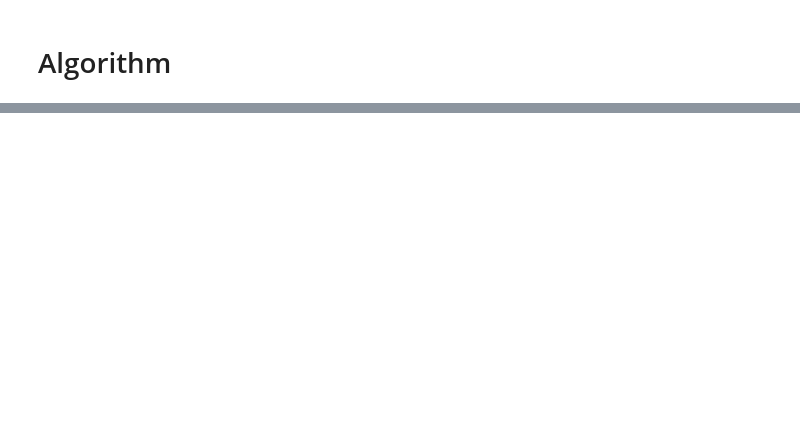
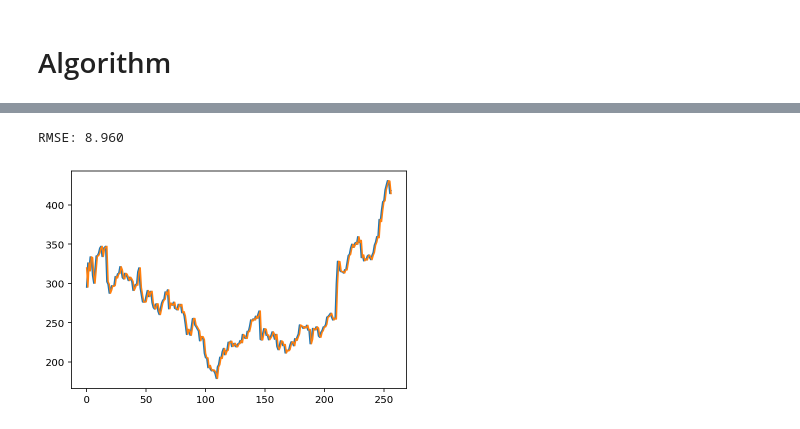
Before and after one commit to MrThomasLowe/honoursrepo, a Jupyter notebook: jupyter version.ipynb, the cells around one changed output, grey strips where cells are left out. Cells and saved outputs as stored; diff of their text form; code cells hidden in the pictures; blank space fills up the shorter version.

```diff
--- a/jupyter version.ipynb
+++ b/jupyter version.ipynb
@@ -329,5 +440,5 @@ userInput_df = pdr.get_data_yahoo(ticker,
                           end_date
                           )
 userInput_df.head()
-userInput_df=BP_df.Close
+userInput_df=userInput_df.Close
 userInput_df.head()
@@ -342,16 +464,19 @@ train, test = X[1:train_size], X[train_size:]
 # %%
 from sklearn.metrics import mean_squared_error
 from math import sqrt
 history = [x for x in train]
 predictions = list()
 for i in range(len(test)):
     predictions.append(history[-1])
     history.append(test[i])
 rmse = sqrt(mean_squared_error(test,predictions))
 print('RMSE: %.3f' % rmse)
-pyplot.plot(test)
-pyplot.plot(predictions)
-pyplot.show()
+plt.plot(test)
+plt.plot(predictions)
+plt.show()
 
 #this graph I believe is predicting the volume of trades over time
 #I am not sure what the orange line is as of yet
+# %% [output]
+RMSE: 8.960
+[figure, added]
```
Also changed, not shown: parts of 16 cells of this notebook.
